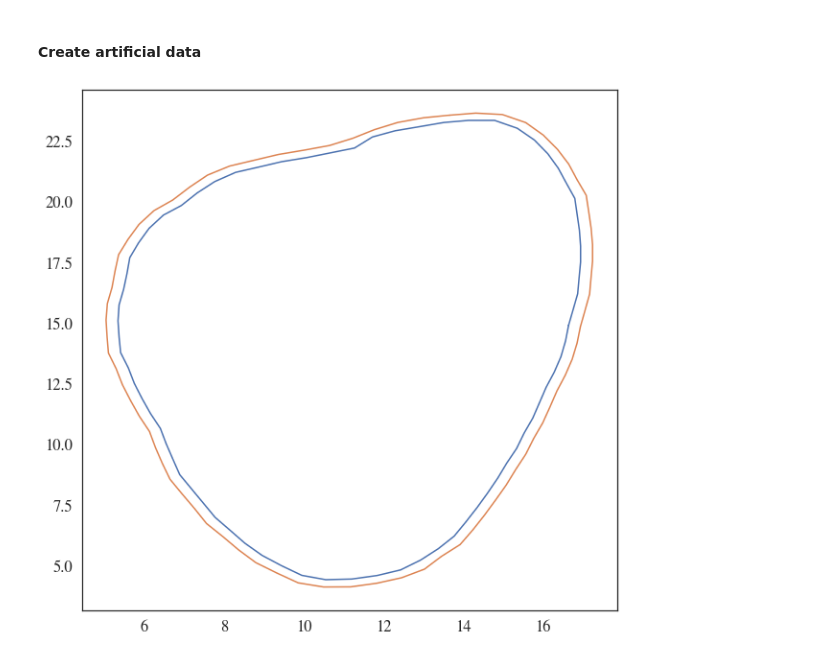
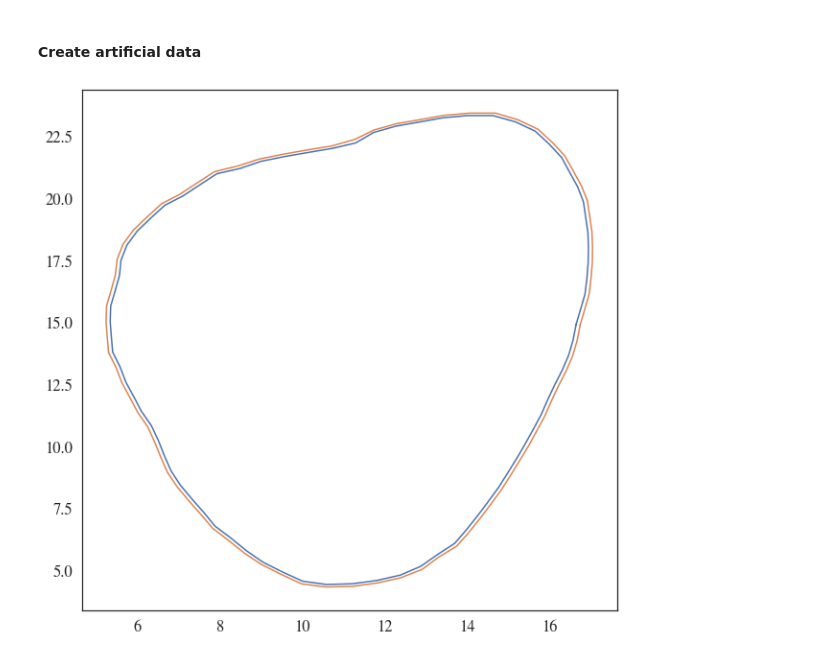
Before and after one commit to artorg-unibe-ch/spline_mesher, a Jupyter notebook: tmp/intersection_internal.ipynb, the cells around one changed output. Saved outputs shown, nothing was run; the diff lists cells and outputs as text; code cells hidden in the pictures.

```diff
--- a/tmp/intersection_internal.ipynb
+++ b/tmp/intersection_internal.ipynb
@@ -481,18 +474,18 @@ def resample_polygon(xy: np.ndarray, n_points: int = 100) -> np.ndarray:
 # %%
 ext_path = r'ext_surf_slice_minus1.npy'
 ext_spline = np.load(ext_path)
-int_spline = offset_surface(ext_spline, offset=0.3)
-int_spline = resample_polygon(int_spline, n_points=len(ext_spline)//2)
-ext_spline = resample_polygon(ext_spline, n_points=len(ext_spline)//2)
+int_spline = offset_surface(ext_spline, offset=0.1)
+int_spline = resample_polygon(int_spline, n_points=80)
+ext_spline = resample_polygon(ext_spline, n_points=80)
 
 np.save('int_spline_minus1.npy', int_spline)
 
 plt.figure(figsize=(10, 10))
 plt.plot(ext_spline[:, 0], ext_spline[:, 1])
 plt.plot(int_spline[:, 0], int_spline[:, 1])
 print('')
 # %% [output]
-[figure, old version]
+[figure, new version]
 # %%
 def nearest_point(arr, pt):
     """
```
Also changed, not shown: parts of 4 cells of this notebook.
